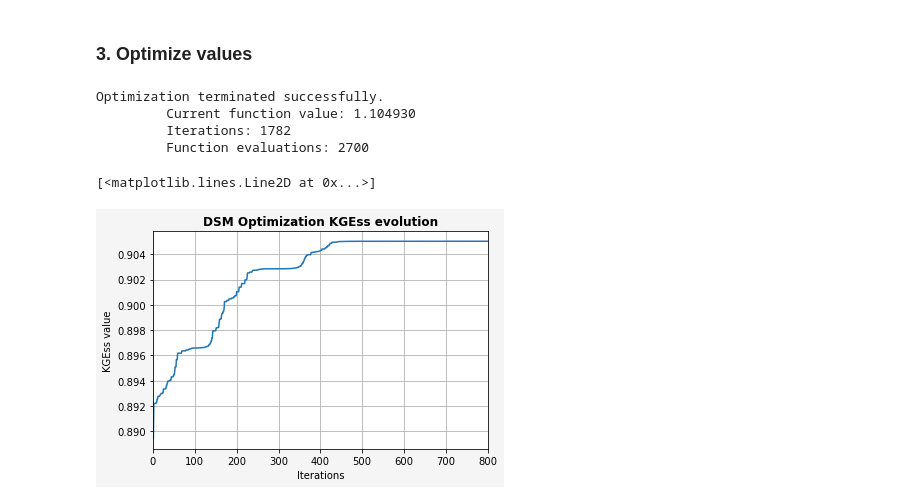
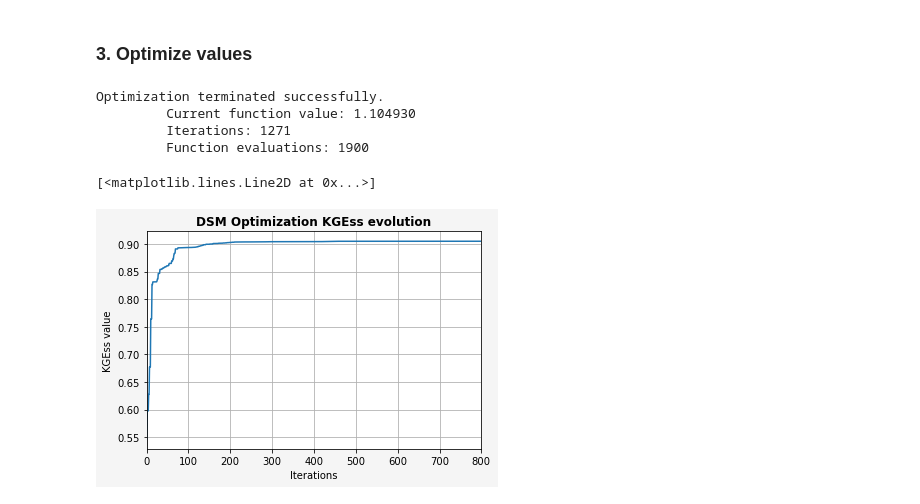
Before and after one commit to david-edu-morales/imp, a Jupyter notebook: imp04/imp04_morales.ipynb, the cells around one changed output. Cells and saved outputs as stored; diff of their text form; code cells hidden in the pictures.

```diff
--- a/imp04/imp04_morales.ipynb
+++ b/imp04/imp04_morales.ipynb
@@ -68,7 +90,7 @@ NIterations = 10000
 
 #==== Set paramter bounds ===============================================
             # Theta_C1  Theta_P1  Theta_K12  Theta_K13   Theta_K2Q    Theta_K3Q
-ParBounds = [[10,200], [0.5,1.5], [0.0,0.5], [0.0,0.9], [0.0001,0.1], [0.1,0.9]]
+ParBounds = [[10,300], [0.5,1.5], [0.0,0.5], [0.0,0.9], [0.0001,0.1], [0.1,0.9]]
 
 #==== Perform optimization search =======================================
 OptSearchResult = minimize(lrc.MainCatchModel, Pars, args = (PPobs, PEobs, QQobs, NRes),
@@ -78,5 +100,5 @@ OptSearchResult = minimize(lrc.MainCatchModel, Pars, args = (PPobs, PEobs, QQobs
 # %% [output]
 Optimization terminated successfully.
          Current function value: 1.104930
-         Iterations: 1782
-         Function evaluations: 2700
+         Iterations: 1271
+         Function evaluations: 1900
@@ -90,24 +117,24 @@ KGEss      = np.zeros(NParSets)
 
 for i in ParSetsidx:
     Pars = ParSets[i]
-    KGEss[i] = lrc.MainCatchModel(Pars, PPobs, PEobs, QQobs, NRes)**-1
+    KGEss[i] = lrc.MainCatchModel(Pars, PPobs, PEobs, QQobs, NRes)
 
-plt.grid('--k')
-plt.xlabel('Iterations')
-plt.ylabel('KGEss value')
-plt.xlim(0,NParSets)
-plt.plot(KGEss)
+KGEss = KGEss**-1
 # %%
+#=== Plot KGEss evolution ==============================================
+
 plt.figure(facecolor='whitesmoke')
 plt.grid('--k')
 plt.xlabel('Iterations')
 plt.ylabel('KGEss value')
 plt.xlim(0,800)
-plt.title('DSM Optimization KGEss evolution', fontweight='bold')
-plt.plot(KGEss[1:])
+
+plt.title('DSM Optimization KGEss evolution',
+          fontweight='bold')
+plt.plot(KGEss)
 # %% [output]
 [<matplotlib.lines.Line2D at 0x...>]
-[figure, old version]
+[figure, new version]
 # %%
 #==== Compile lists of parameter evolution ==============================
 
```
Also changed, not shown: parts of 15 cells of this notebook, 6 other files.
